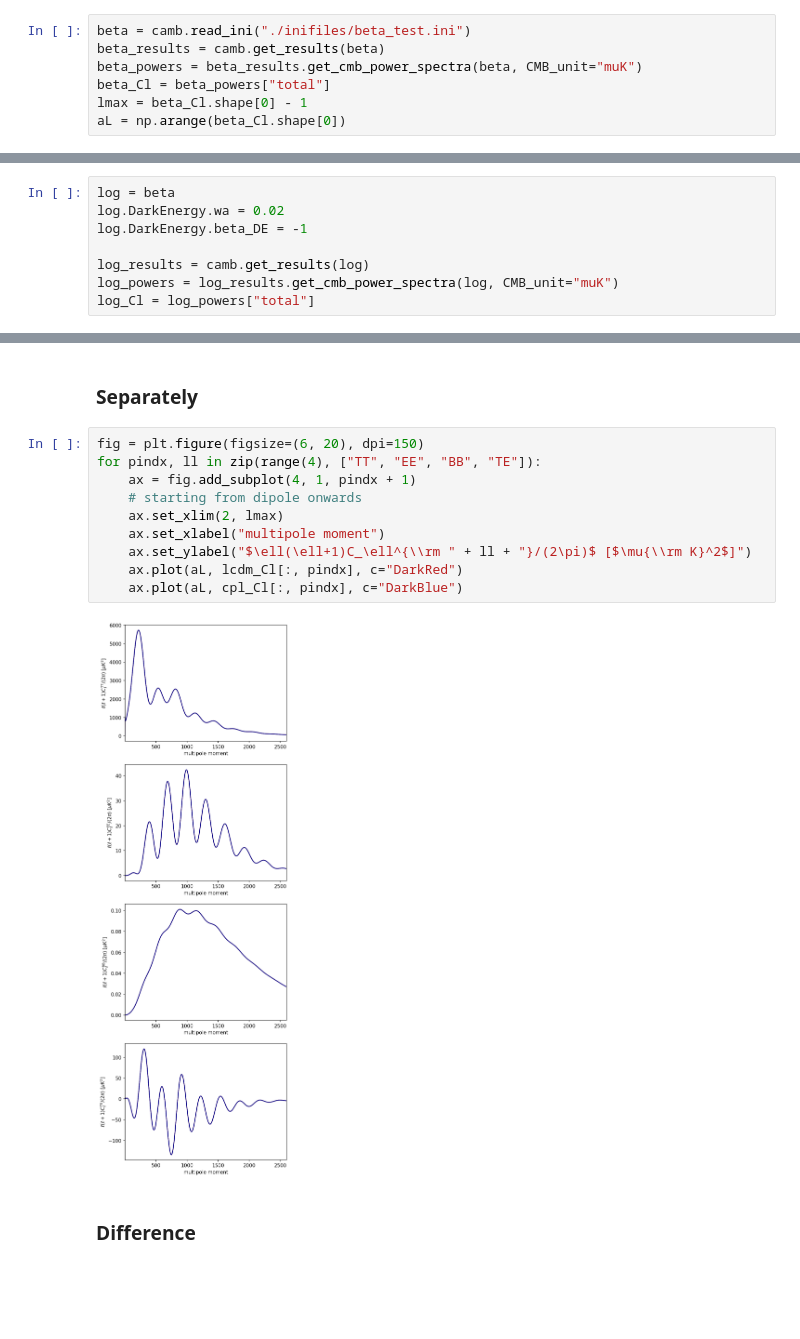
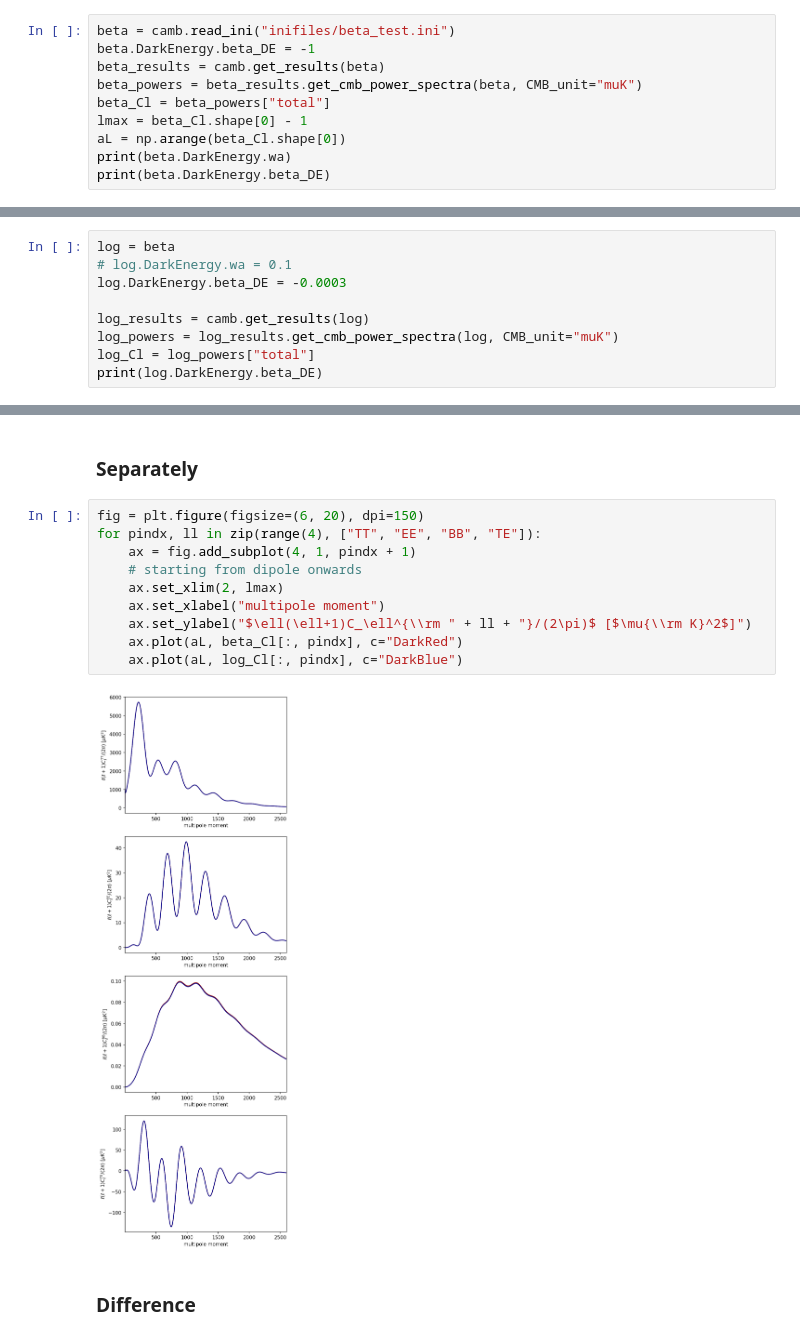
Before and after one commit to dlehdgk/CAMB_DE_beta, a Jupyter notebook: beta_test.ipynb, the cells around one changed output, grey strips where cells are left out. Drawn from its saved outputs; the diff is of its cells as text; blank space fills up the shorter version.

```diff
--- a/beta_test.ipynb
+++ b/beta_test.ipynb
@@ -7,9 +7,12 @@ import numpy as np
 # %% [markdown]
 ## General $\beta$ parameterisation
 # %%
-beta = camb.read_ini("./inifiles/beta_test.ini")
+beta = camb.read_ini("inifiles/beta_test.ini")
+beta.DarkEnergy.beta_DE = -1
 beta_results = camb.get_results(beta)
 beta_powers = beta_results.get_cmb_power_spectra(beta, CMB_unit="muK")
 beta_Cl = beta_powers["total"]
 lmax = beta_Cl.shape[0] - 1
 aL = np.arange(beta_Cl.shape[0])
+print(beta.DarkEnergy.wa)
+print(beta.DarkEnergy.beta_DE)
@@ -18,9 +26,10 @@ aL = np.arange(beta_Cl.shape[0])
 # %%
 log = beta
-log.DarkEnergy.wa = 0.02
-log.DarkEnergy.beta_DE = -1
+# log.DarkEnergy.wa = 0.1
+log.DarkEnergy.beta_DE = -0.0003
 
 log_results = camb.get_results(log)
 log_powers = log_results.get_cmb_power_spectra(log, CMB_unit="muK")
 log_Cl = log_powers["total"]
+print(log.DarkEnergy.beta_DE)
 # %% [output]
@@ -35,15 +41,15 @@ ThemoData Init: failed to find end of recombination
 # %%
 fig = plt.figure(figsize=(6, 20), dpi=150)
 for pindx, ll in zip(range(4), ["TT", "EE", "BB", "TE"]):
     ax = fig.add_subplot(4, 1, pindx + 1)
     # starting from dipole onwards
     ax.set_xlim(2, lmax)
     ax.set_xlabel("multipole moment")
     ax.set_ylabel("$\ell(\ell+1)C_\ell^{\\rm " + ll + "}/(2\pi)$ [$\mu{\\rm K}^2$]")
-    ax.plot(aL, lcdm_Cl[:, pindx], c="DarkRed")
-    ax.plot(aL, cpl_Cl[:, pindx], c="DarkBlue")
+    ax.plot(aL, beta_Cl[:, pindx], c="DarkRed")
+    ax.plot(aL, log_Cl[:, pindx], c="DarkBlue")
 # %% [output]
-[figure, old version]
+[figure, new version]
 # %% [markdown]
 ### Difference
 # %%
```
Also changed, not shown: parts of 4 cells of this notebook.
